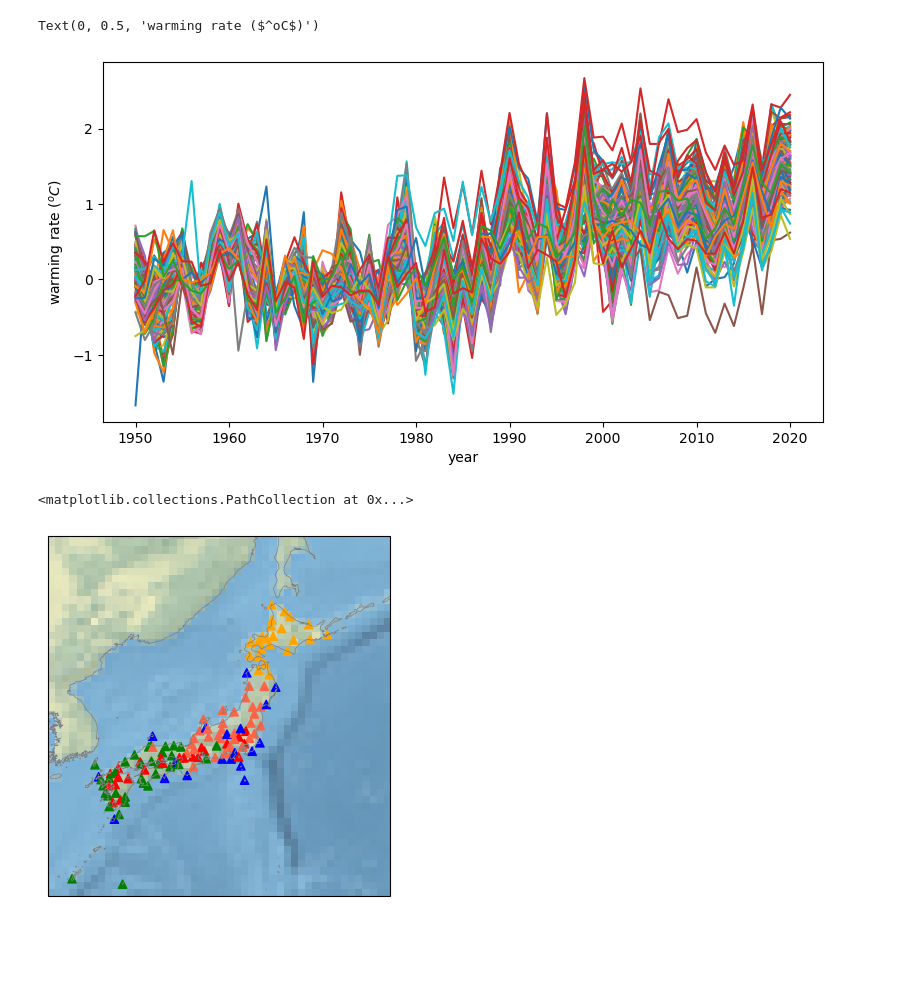
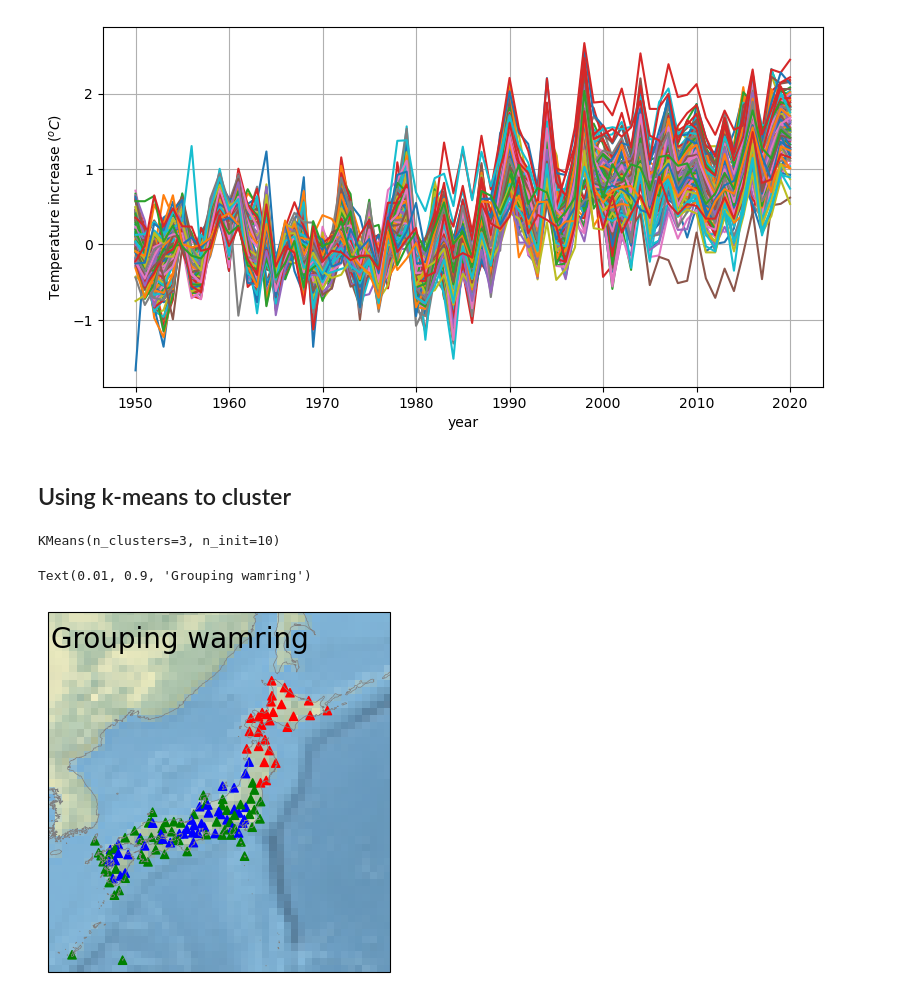
Before and after one commit to doan-van/GIS_class, a Jupyter notebook: kmeans.ipynb, the cells around one changed output. Drawn from its saved outputs; the diff is of its cells as text; code cells hidden in the pictures; blank space fills up the shorter version.

```diff
--- a/kmeans.ipynb
+++ b/kmeans.ipynb
@@ -62,56 +39,61 @@ x = df.columns.astype(int)
 y = df.values.T
 ax.plot(x, y)
 ax.set_xlabel('year')
-ax.set_ylabel('warming rate ($^oC$)')
+ax.set_ylabel('Temperature increase ($^oC$)')
+ax.grid()
 # %% [output]
-Text(0, 0.5, 'warming rate ($^oC$)')
-[figure, old version]
+[figure, new version]
+# %% [markdown]
+## Using k-means to cluster
+# %%
+import sys, os
+import numpy as np
+import pandas as pd
+
+
+df = pd.read_csv('data/warming_70years_japan.csv', index_col=0)
+X = df.values
+
+# do k-means
+from sklearn.cluster import KMeans
+k_means = KMeans(init="k-means++", n_clusters=3, n_init=10)
+k_means.fit(X)
+# %% [output]
+KMeans(n_clusters=3, n_init=10)
 # %%
 import sys, os
 from copy import deepcopy
 import numpy as np
 import pandas as pd
 from matplotlib import pyplot as plt
-
-
-
-df = pd.read_csv('data/warming_70years_japan.csv', index_col=0)
-X = df.values
-
-# do k-means
-from sklearn.cluster import KMeans
-
-k_means = KMeans(init="k-means++", n_clusters=5, n_init=10)
-k_means.fit(X)
-
-
-
-
+#========================================================
 # plot results
 import cartopy.crs as ccrs
 
 proj =  ccrs.PlateCarree()
 
 fig = plt.figure(figsize=(4, 4))
 ax = plt.axes([.05,0.05,.9,.9], projection= proj )
 
 
 ax.set_extent([126,150,25, 50])
 ax.coastlines(resolution='10m',lw=.5, color='gray')
 
 ax.stock_img()
 df = pd.read_csv('data/AMeDAS_stations.csv', index_col=0)
 clus = k_means.labels_
 
 
 colors = ['b', 'r', 'g', 'orange', 'tomato']
 
 cols = np.array(len(df) * ['k'])
 for ic, c in enumerate( np.unique(clus) ):
     cols = np.where( clus == c,  colors[ic], cols)
 
 
 ax.scatter(df.longitude, df.latitude, color=cols, marker='^')
+
+ax.text(0.01,.9, 'Grouping wamring', fontsize = 20, transform = ax.transAxes )
 # %% [output]
-<matplotlib.collections.PathCollection at 0x...>
+Text(0.01, 0.9, 'Grouping wamring')
-[figure, old version]
+[figure, new version]
```
Also changed, not shown: parts of 3 cells of this notebook, 2 other files.
